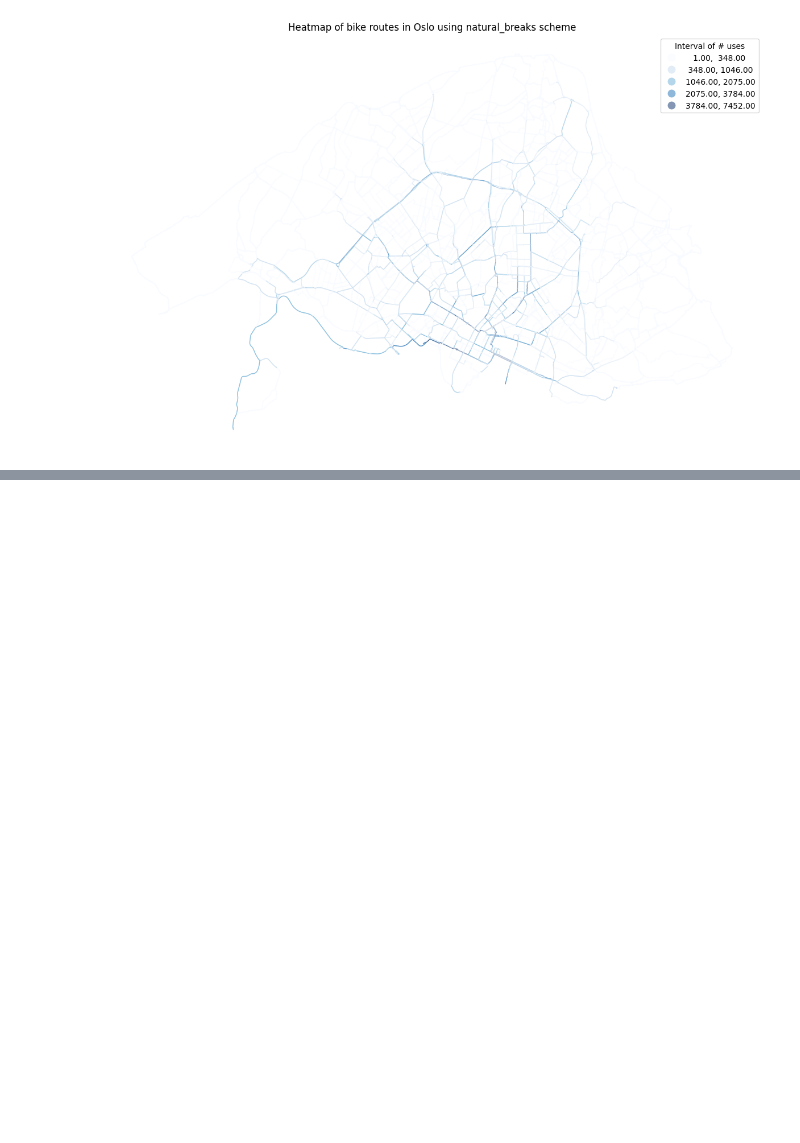
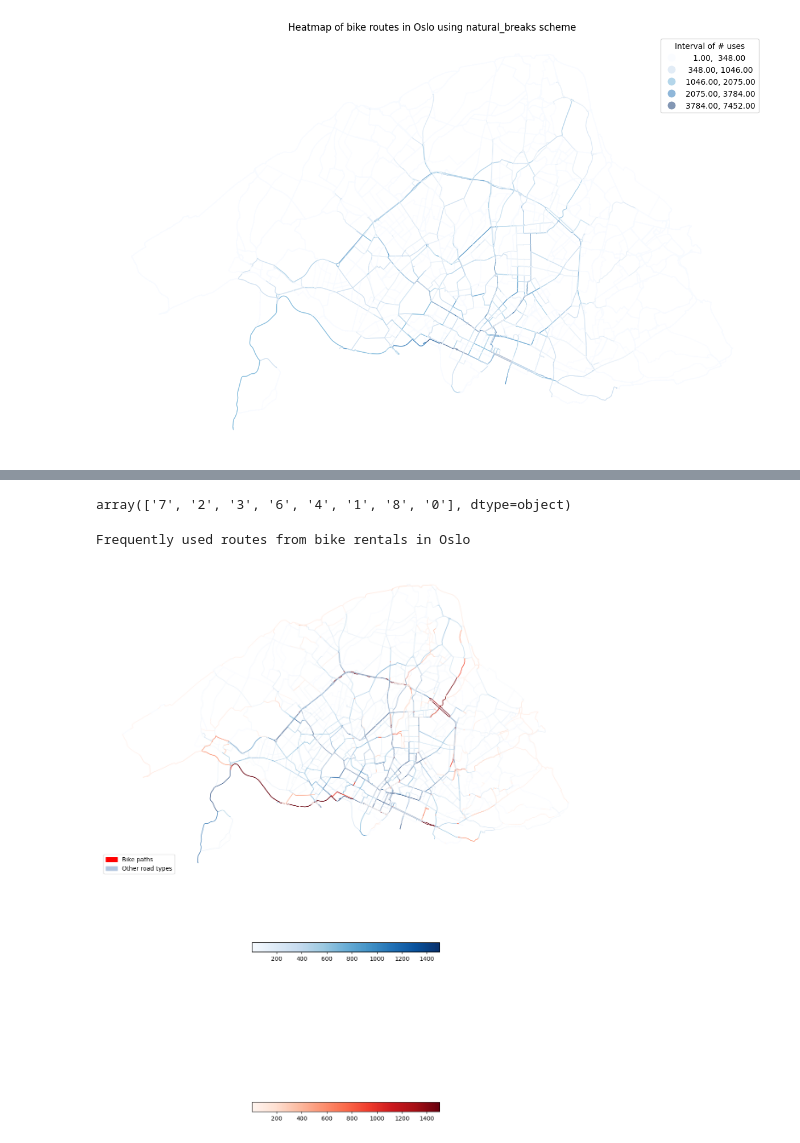
Before and after one commit to ThomasClaudinger/KDS_GeospatialDataScience_project, a Jupyter notebook: scripts/map_of_routes_freq.ipynb, the cells around one changed output, grey strips where cells are left out. Cells and saved outputs as stored; diff of their text form; code cells hidden in the pictures; blank space fills up the shorter version.

```diff
--- a/scripts/map_of_routes_freq.ipynb
+++ b/scripts/map_of_routes_freq.ipynb
@@ -180,0 +247,63 @@ NameError: name 'Normalize' is not defined
+# %%
+segments_gdf['waytype'].unique()
+# %% [output]
+array(['7', '2', '3', '6', '4', '1', '8', '0'], dtype=object)
+# %%
+import matplotlib.pyplot as plt
+import geopandas as gpd
+import matplotlib.patches as mpatches
+
+# Set the column to plot
+column_to_plot = 'count'
+
+# Create a figure and axis
+fig, ax = plt.subplots(figsize=(15, 15))
+
+
+# Create a Normalize object to map the data column's values to the colormap range
+vmin = segments_gdf[column_to_plot].min()
+# vmax = segments_gdf[column_to_plot].max()
+vmax = 1500
+norm = Normalize(vmin=vmin, vmax=vmax)
+
+
+
+# Filter the GeoDataFrame based on the condition
+segments_gdf_red = segments_gdf[segments_gdf['waytype'] == '6']
+segments_gdf_blue = segments_gdf[segments_gdf['waytype'] != '6']
+
+# Plot the data with different colormaps
+segments_gdf_blue.plot(column=column_to_plot, cmap='Blues', linewidth=1, alpha=0.5, ax=ax, vmax=vmax)
+segments_gdf_red.plot(column=column_to_plot, cmap='Reds', linewidth=1, alpha=1, ax=ax, vmax=vmax)
+
+# Legend that describes the colors
+red_patch = mpatches.Patch(color='red', label='Bike paths')
+blue_patch = mpatches.Patch(color='lightsteelblue', label='Other road types')
+plt.legend(handles=[red_patch, blue_patch], loc='lower left')
+
+# Create a color bar for each colormap
+cbar_blue = plt.cm.ScalarMappable(cmap='Blues', norm=norm)
+cbar_red = plt.cm.ScalarMappable(cmap='Reds', norm=norm)
+
+# Set the color bar ranges based on the data
+cbar_red.set_array(segments_gdf_red[column_to_plot])
+cbar_blue.set_array(segments_gdf_blue[column_to_plot])
+
+# Add color bars to the plot
+plt.colorbar(cbar_red, ax=ax, shrink=0.3, orientation='horizontal')
+plt.colorbar(cbar_blue, ax=ax, shrink=0.3, orientation='horizontal')
+
+# Remove all axis spines and ticks
+ax.axis('off')
+
+# Set the title of the plot
+# ax.set_title('Frequently used routes from bike rentals in Oslo')
+print('Frequently used routes from bike rentals in Oslo')
+
+# Show the plot
+plt.tight_layout()
+plt.savefig('../heatmap_routes_frequently.png', bbox_inches='tight', dpi=600)
+plt.show()
+# %% [output]
+Frequently used routes from bike rentals in Oslo
+[figure, added]
```
Also changed, not shown: parts of 15 cells of this notebook, 3 other files.
